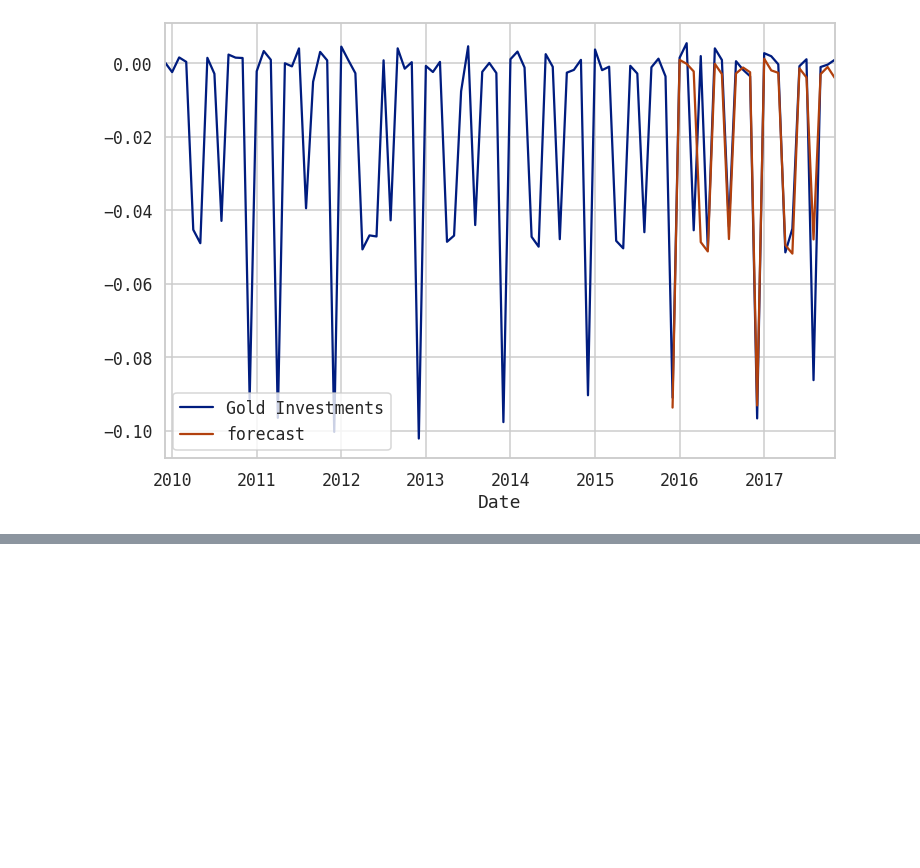
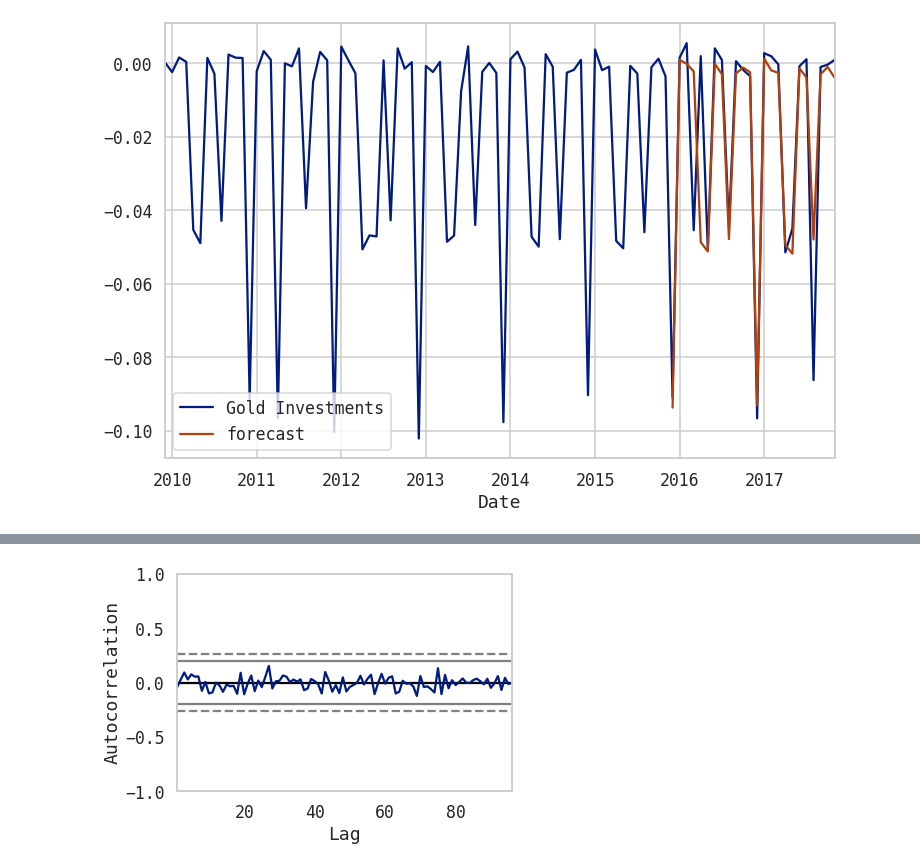
Before and after one commit to divyeshwakhariya/fliprobo, a Jupyter notebook: Company Stock Price/COMPANY_STOCK_PRICE.ipynb, the cells around one changed output, grey strips where cells are left out. Saved outputs shown, nothing was run; the diff lists cells and outputs as text; code cells hidden in the pictures; blank space fills up the shorter version.

```diff
--- a/Company Stock Price/COMPANY_STOCK_PRICE.ipynb
+++ b/Company Stock Price/COMPANY_STOCK_PRICE.ipynb
@@ -362,0 +328,6 @@ plt.show()
+# %%
+from pandas.plotting import autocorrelation_plot
+autocorrelation_plot(data)
+plt.show()
+# %% [output]
+[figure, added]
```
Also changed, not shown: parts of 33 cells of this notebook.
